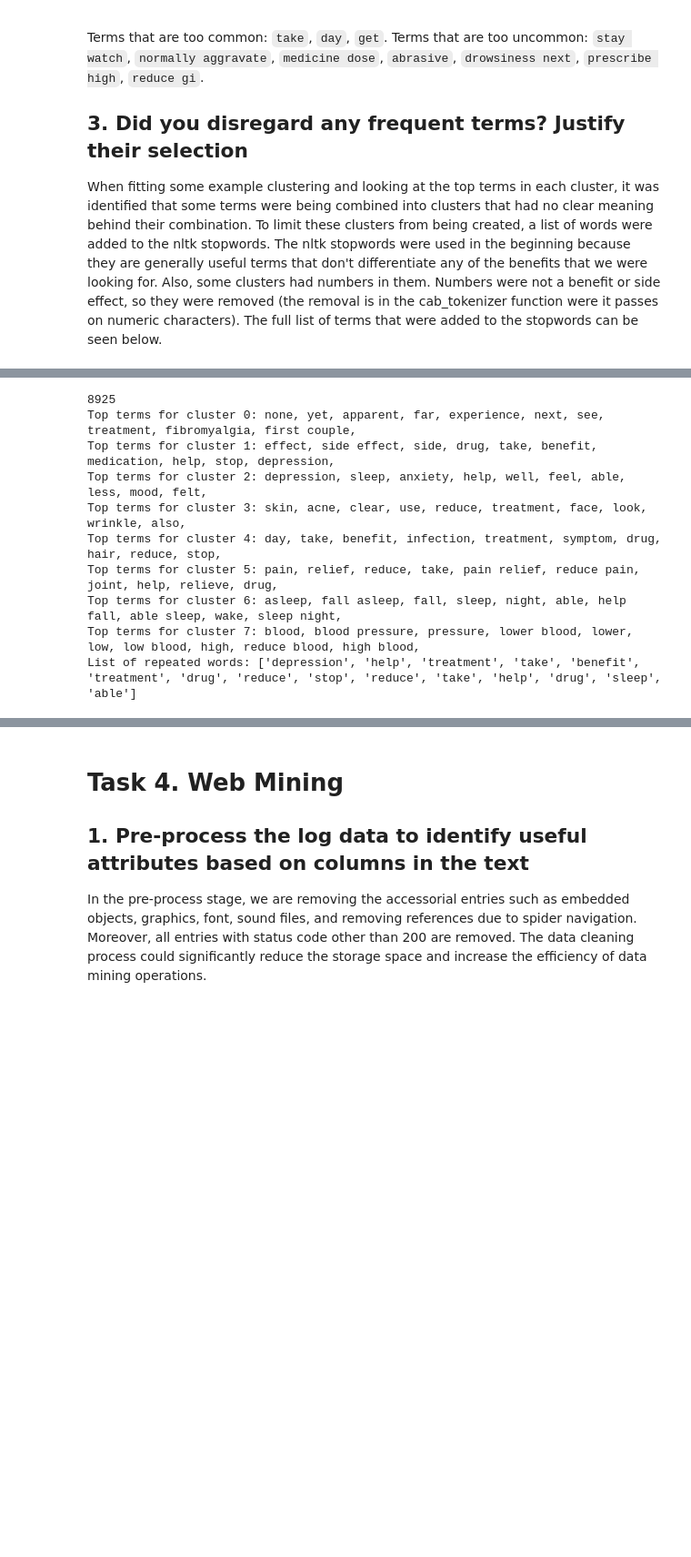
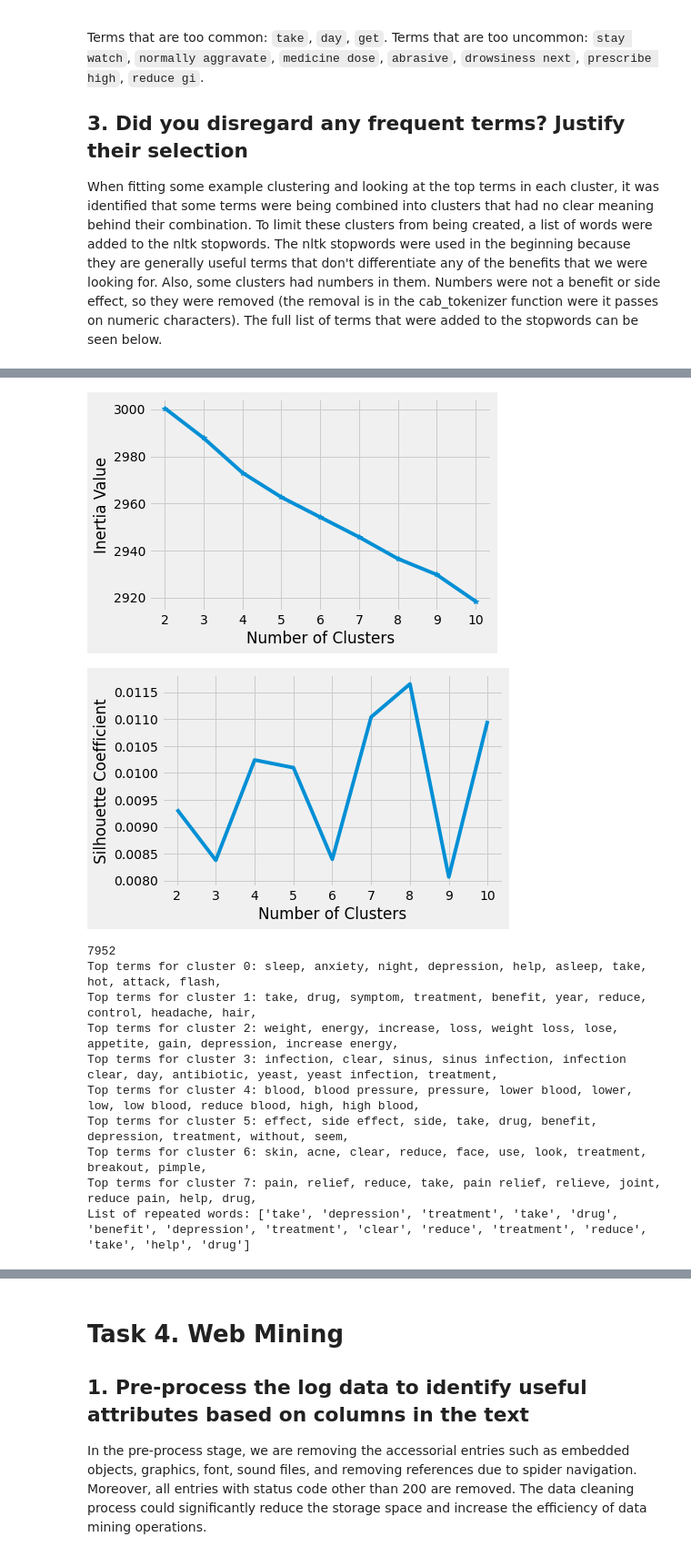
Before and after one commit to hoangqwe159/data-mining-tasks, a Jupyter notebook: assignment2.ipynb, the cells around one changed output, grey strips where cells are left out. Shown at 91% size. Drawn from its saved outputs; the diff is of its cells as text; code cells hidden in the pictures; blank space fills up the shorter version.

```diff
--- a/assignment2.ipynb
+++ b/assignment2.ipynb
@@ -539,76 +525,65 @@ stop_array = ['take','feel', 'good', 'bad', 'stop', 'day', 'much', 'like', 'get'
 # %%
 
 stopwords = set(stop_array).union(set(sw.words('english')))
-
-
-# # tf idf vectoriser
-# tfidf_vec = TfidfVectorizer(tokenizer=cab_tokenizer, ngram_range=(1,2))
-# X = tfidf_vec.fit_transform(df['benefitsReview'])
-# # see the number of unique tokens produced by the vectorizer. Lots of them...
-# print(len(tfidf_vec.get_feature_names()))
-
-
-# # K means clustering using the term vector
-# kmeans = KMeans(n_clusters=10, random_state=rs).fit(X)
-# visualise_text_cluster(kmeans.n_clusters, kmeans.cluster_centers_, tfidf_vec.get_feature_names(), 10)
-
 
 # another tf idf vectoriser
 # limit the terms produced to terms that occured in min of 2 documents and max 80% of all documents
 filter_vec = TfidfVectorizer(tokenizer=cab_tokenizer, ngram_range=(1,2), min_df=2, max_df=700)
 X_filter = filter_vec.fit_transform(df['benefitsReview'])
 
 # list to save the clusters and cost
 clusters = []
 inertia_vals = []
 silhouette_coefficients = []
 
 
-# # this whole process should take a while
-# for k in range(2, 11):
-#     # train clustering with the specified K
-#     model = KMeans(n_clusters=k, random_state=rs, n_jobs=10)
-#     model.fit(X_filter)
-#     score = silhouette_score(X_filter, model.labels_)
-#     silhouette_coefficients.append(score)
+# this whole process should take a while
+for k in range(2, 11):
+    # train clustering with the specified K
+    model = KMeans(n_clusters=k, random_state=rs, n_jobs=10)
+    model.fit(X_filter)
+    score = silhouette_score(X_filter, model.labels_)
+    silhouette_coefficients.append(score)
 
-#     # append model to cluster list
-#     clusters.append(model)
-#     inertia_vals.append(model.inertia_)
+    # append model to cluster list
+    clusters.append(model)
+    inertia_vals.append(model.inertia_)
 
-# plt.plot(range(2, 11), inertia_vals, marker='*')
-# plt.xticks(range(2, 11))
-# plt.xlabel("Number of Clusters")
-# plt.ylabel("Inertia Value")
-# plt.show()
+plt.plot(range(2, 11), inertia_vals, marker='*')
+plt.xticks(range(2, 11))
+plt.xlabel("Number of Clusters")
+plt.ylabel("Inertia Value")
+plt.show()
 
 
 
-# # A list holds the silhouette coefficients for each k
-# plt.style.use("fivethirtyeight")
-# plt.plot(range(2, 11), silhouette_coefficients)
-# plt.xticks(range(2, 11))
-# plt.xlabel("Number of Clusters")
-# plt.ylabel("Silhouette Coefficient")
-# plt.show()
+# A list holds the silhouette coefficients for each k
+plt.style.use("fivethirtyeight")
+plt.plot(range(2, 11), silhouette_coefficients)
+plt.xticks(range(2, 11))
+plt.xlabel("Number of Clusters")
+plt.ylabel("Silhouette Coefficient")
+plt.show()
 
 # see the number of unique tokens produced by the vectorizer. Reduced!
 print(len(filter_vec.get_feature_names()))
 
 # K means clustering using the new term vector, time it for comparison to SVD
 kmeans_fil = KMeans(n_clusters=8, random_state=rs).fit(X_filter)
 visualise_text_cluster(kmeans_fil.n_clusters, kmeans_fil.cluster_centers_, filter_vec.get_feature_names(), 10)
 # %% [output]
+[figure, added]
+[figure, added]
-8925
-Top terms for cluster 0: none, yet, apparent, far, experience, next, see, treatment, fibromyalgia, first couple,
-Top terms for cluster 1: effect, side effect, side, drug, take, benefit, medication, help, stop, depression,
-Top terms for cluster 2: depression, sleep, anxiety, help, well, feel, able, less, mood, felt,
-Top terms for cluster 3: skin, acne, clear, use, reduce, treatment, face, look, wrinkle, also,
-Top terms for cluster 4: day, take, benefit, infection, treatment, symptom, drug, hair, reduce, stop,
-Top terms for cluster 5: pain, relief, reduce, take, pain relief, reduce pain, joint, help, relieve, drug,
-Top terms for cluster 6: asleep, fall asleep, fall, sleep, night, able, help fall, able sleep, wake, sleep night,
-Top terms for cluster 7: blood, blood pressure, pressure, lower blood, lower, low, low blood, high, reduce blood, high blood,
-List of repeated words: ['depression', 'help', 'treatment', 'take', 'benefit', 'treatment', 'drug', 'reduce', 'stop', 'reduce', 'take', 'help', 'drug', 'sleep', 'able']
+7952
+Top terms for cluster 0: sleep, anxiety, night, depression, help, asleep, take, hot, attack, flash,
+Top terms for cluster 1: take, drug, symptom, treatment, benefit, year, reduce, control, headache, hair,
+Top terms for cluster 2: weight, energy, increase, loss, weight loss, lose, appetite, gain, depression, increase energy,
+Top terms for cluster 3: infection, clear, sinus, sinus infection, infection clear, day, antibiotic, yeast, yeast infection, treatment,
+Top terms for cluster 4: blood, blood pressure, pressure, lower blood, lower, low, low blood, reduce blood, high, high blood,
+Top terms for cluster 5: effect, side effect, side, take, drug, benefit, depression, treatment, without, seem,
+Top terms for cluster 6: skin, acne, clear, reduce, face, use, look, treatment, breakout, pimple,
+Top terms for cluster 7: pain, relief, reduce, take, pain relief, relieve, joint, reduce pain, help, drug,
+List of repeated words: ['take', 'depression', 'treatment', 'take', 'drug', 'benefit', 'depression', 'treatment', 'clear', 'reduce', 'treatment', 'reduce', 'take', 'help', 'drug']
 # %%
 from sklearn.decomposition import TruncatedSVD
 
```
Also changed, not shown: parts of 9 cells of this notebook, 1 other file.
